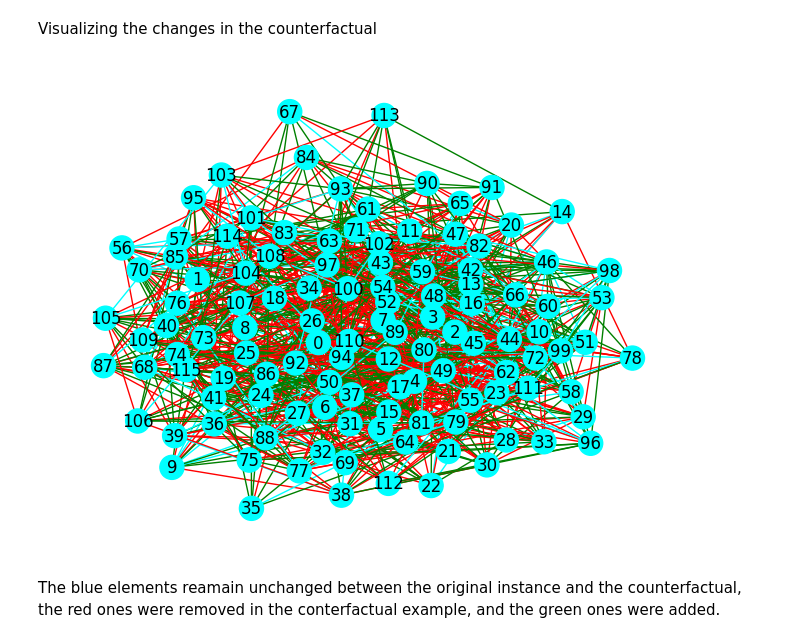
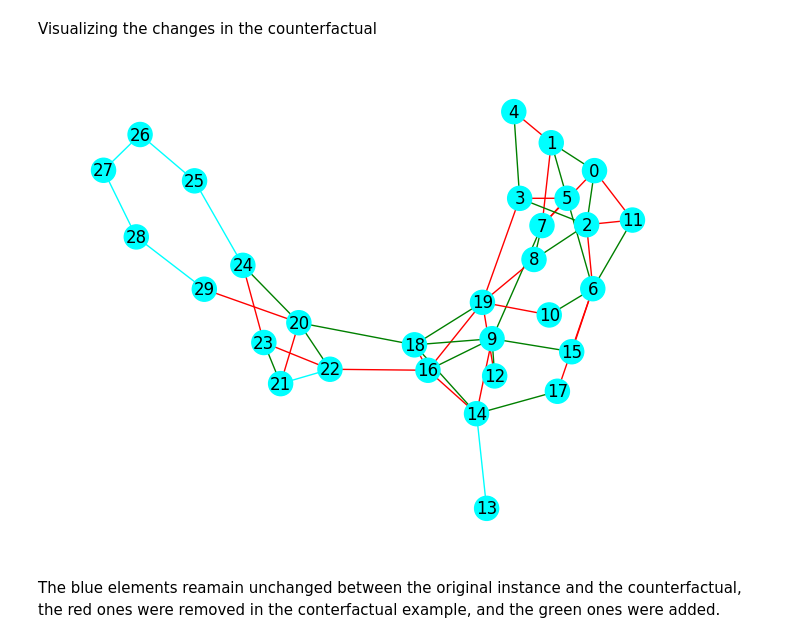
Before and after one commit to MarioTheOne/GRETEL, a Jupyter notebook: examples/5-visualizing_explanations.ipynb, the cells around one changed output. Drawn from its saved outputs; the diff is of its cells as text; code cells hidden in the pictures.

```diff
--- a/examples/5-visualizing_explanations.ipynb
+++ b/examples/5-visualizing_explanations.ipynb
@@ -13,8 +13,8 @@ module_path
 # %%
 from src.evaluation.evaluator_manager import EvaluatorManager
 
-config_file_path = module_path + '/examples/config/config_autism_custom-oracle_dce.json'
-output_file_path = module_path + '/output/asd_custom_oracle/DCESearchExplainer/results_run-0.json'
+config_file_path = module_path + '/examples/config/config_tree-cycles_knn_obs.json'
+output_file_path = module_path + '/output/knn_k-5_fit_on-tree-cycles_instances-80_nodes_per_inst-30_nodes_in_cycles-10/Oblivious_Bidirectional_Search/results_run-0.json'
 output_folder = module_path + '/output/'
 stats_folder = module_path + '/stats/'
 
@@ -70,8 +69,6 @@ ev = eval_manager.evaluators[0]
 # Obtain the for each data instance its counterfactual explanation
 inst_exp_list = ev.get_instance_explanation_pairs()
 # Take the first pair instance-explanation as an example
-inst, exp = inst_exp_list[0]
-# Get the changes between both instances
-n_inter, e_inter, n_ori, e_ori, n_cf, e_cf = dtan.compare_graphs(inst.graph, exp.graph)
+inst, exp = inst_exp_list[2]
 # %% [markdown]
 Showing the steps to get the counterfactual
@@ -86,8 +85,8 @@ Remove Nodes:  []
 # %% [markdown]
 Visualizing the changes in the counterfactual
 # %%
-dtan.draw_counterfactual_actions(n_inter, e_inter, n_ori, e_ori, n_cf, e_cf, layout='spring')
+dtan.draw_counterfactual_actions(inst, exp, layout='spring')
 # %% [output]
-[figure, old version]
+[figure, new version]
 # %% [markdown]
 The blue elements reamain unchanged between the original instance and the counterfactual, the red ones were removed in the conterfactual example, and the green ones were added.
```
Also changed, not shown: parts of 5 cells of this notebook, 3 other files.
